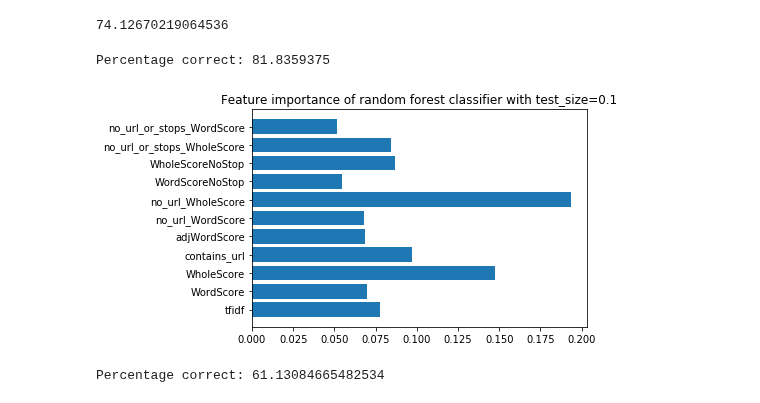
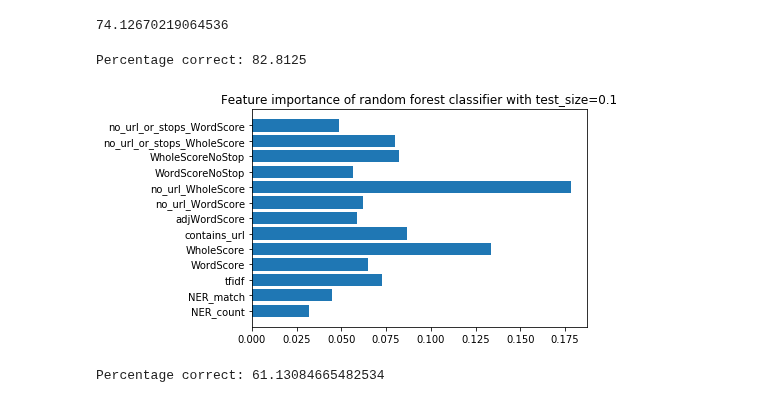
Before and after one commit to mcatalano26/cmps-cap, a Jupyter notebook: MachineLearning.ipynb, the cells around one changed output. Saved outputs shown, nothing was run; the diff lists cells and outputs as text; code cells hidden in the pictures.

```diff
--- a/MachineLearning.ipynb
+++ b/MachineLearning.ipynb
@@ -133,4 +133,4 @@ plotting(X_test, y_val, False)
 The first version of our model was able to predict correctly around 62% of the time. Going to make a function now to test different features, with different parameters. Multiple functions will be created for different machine learning models. Might be nice to send to an excel spreadsheet or something every time the function is run. That way we can keep track of a lot of data. Just realized we can't use upvote ratios or scores as a feature since we do not have access to the scores of the removed
 comments
 # %%
-comments_df = pd.read_csv('files/compiled_comments_2_25_2021.csv')
+comments_df = pd.read_csv('files/compiled_comments_3_14_2021.csv')
@@ -301,35 +315,35 @@ decision_tree_class_func(comments_df, features, 'action', 0.33)
 # %%
 from sklearn.ensemble import RandomForestClassifier
 #Random Forest Classifier
 def random_forest_class_func(df, feature_list, target_name, test_size, estimators):
     #set up training and testing split
     X_train, X_test, y_train, y_test = set_up_train_test_split(df, feature_list, target_name, test_size)
 
     #fit ridge classifier to x and y training set
     clf = RandomForestClassifier(n_estimators = estimators).fit(X_train, y_train)
 
     importances = clf.feature_importances_
 
     #Predict with ridge classifier on x and y testing set
     y_val = clf.predict(X_test)
 
     #report the correct percentage of predictions
     percentage = determine_accuracy(y_test, y_val)
 
     #Send data to csv to keep track of data
     data = [[feature_list, test_size, percentage, estimators]]
     return_df = pd.DataFrame(data, columns = ['features', 'test size', 'percent correct', 'n_estimators'])
     return_df.to_csv('files/ML_Results/RandomForestClassifier_Results.csv', mode='a', header=False, index=False)
 
     print('Percentage correct: ' + str(percentage) + '\n')
     plt.barh(feature_list, importances)
     plt.title('Feature importance of random forest classifier with test_size=' + str(test_size))
 
-features = ['tfidf', 'WordScore', 'WholeScore', 'contains_url', 'adjWordScore', 'no_url_WordScore', 'no_url_WholeScore', 'WordScoreNoStop', 'WholeScoreNoStop', 'no_url_or_stops_WholeScore', 'no_url_or_stops_WordScore']
+features = ['NER_count', 'NER_match', 'tfidf', 'WordScore', 'WholeScore', 'contains_url', 'adjWordScore', 'no_url_WordScore', 'no_url_WholeScore', 'WordScoreNoStop', 'WholeScoreNoStop', 'no_url_or_stops_WholeScore', 'no_url_or_stops_WordScore']
 random_forest_class_func(comments_df, features, 'action', 0.1, 1000)
 # %% [output]
-Percentage correct: 81.8359375
+Percentage correct: 82.8125
-[figure, old version]
+[figure, new version]
 # %%
 from sklearn.ensemble import ExtraTreesClassifier
 def extra_trees_class_func(df, feature_list, target_name, test_size):
```
Also changed, not shown: parts of 1 cell of this notebook, 2 other files.
